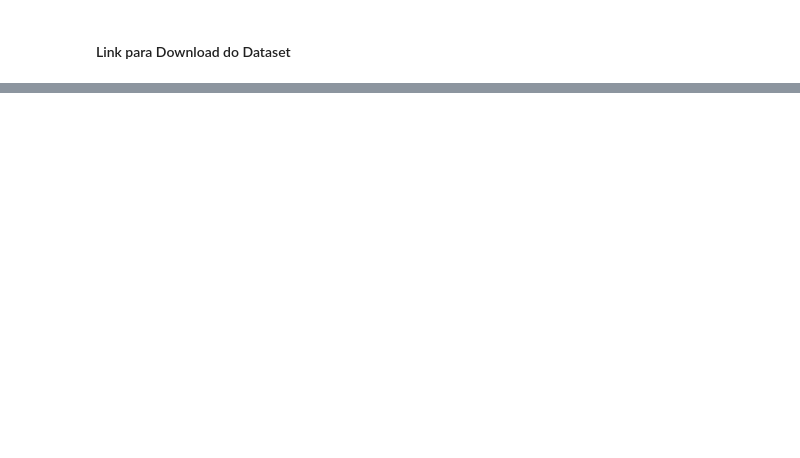
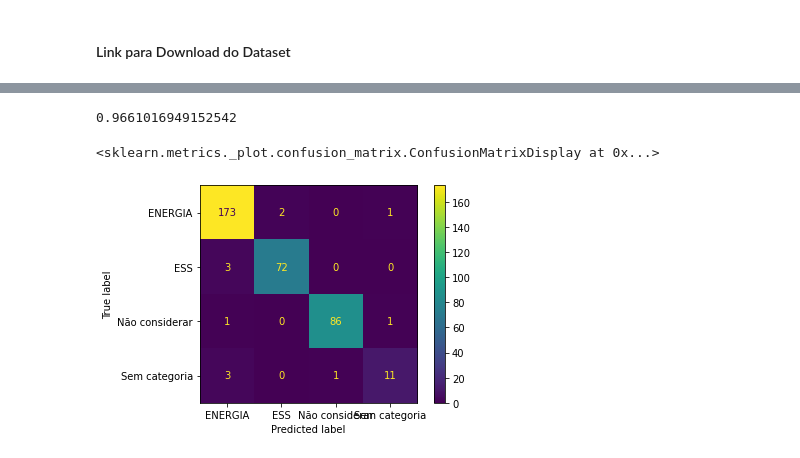
Before and after one commit to williamlapa/categorizar_ccee, a Jupyter notebook: PrepML.ipynb, the cells around one changed output, grey strips where cells are left out. Saved outputs shown, nothing was run; the diff lists cells and outputs as text; code cells hidden in the pictures; blank space fills up the shorter version.

```diff
--- a/PrepML.ipynb
+++ b/PrepML.ipynb
@@ -103,0 +113,28 @@ merged
+# %%
+from sklearn.feature_extraction.text import CountVectorizer
+from sklearn.feature_extraction.text import TfidfTransformer
+from sklearn.linear_model import SGDClassifier
+from sklearn.model_selection import GridSearchCV
+from sklearn.pipeline import Pipeline
+pipeline = Pipeline([
+    ('vect', CountVectorizer(max_df=1.0, max_features=50000,ngram_range=(1,2))),
+    ('tfidf', TfidfTransformer(use_idf=True,norm='l2')),
+    ('clf', SGDClassifier(loss='log',alpha=1e-06, penalty='elasticnet')), # default hinge. to get proba=log or modified_huber
+])
+# %%
+merged['todas_as_colunas']=merged['Título do Ajuste - conforme relatório SUMÁRIO-001']+merged['Descrição do Ajuste']+merged['Descrição de Impacto']+merged['Impacto Principal']
+
+from sklearn.model_selection import train_test_split
+X_train, X_test, y_train, y_test = train_test_split(merged['todas_as_colunas'], merged['TIPO'], test_size=0.2,
+                                                    stratify=merged['TIPO'],random_state=1)
+# %%
+classificador = pipeline.fit(X_train, y_train)
+classificador.score(X_test,y_test)
+# %% [output]
+0.9661016949152542
+# %%
+from sklearn.metrics import plot_confusion_matrix
+plot_confusion_matrix(classificador, X_test, y_test, values_format='d')
+# %% [output]
+<sklearn.metrics._plot.confusion_matrix.ConfusionMatrixDisplay at 0x...>
+[figure, added]
```
Also changed, not shown: parts of 8 cells of this notebook.
